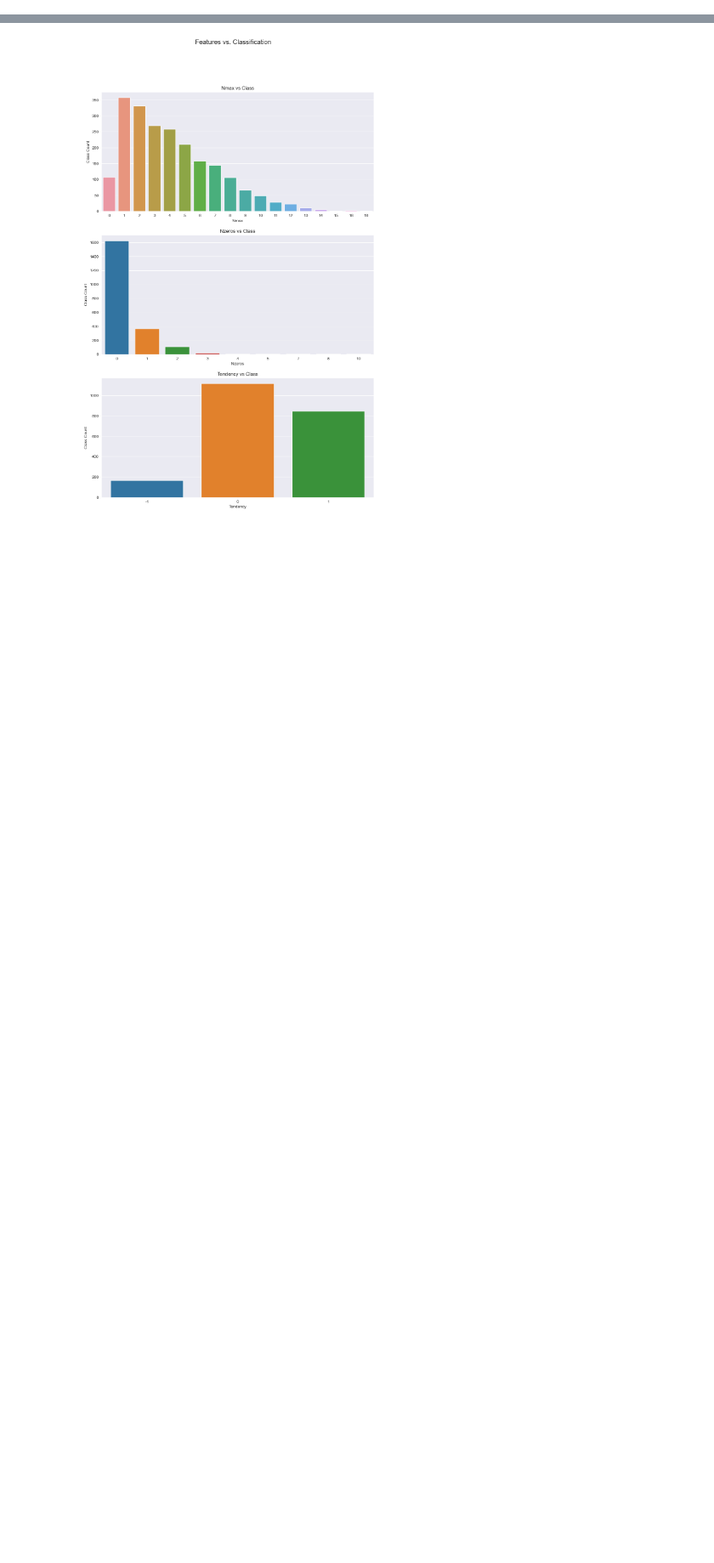
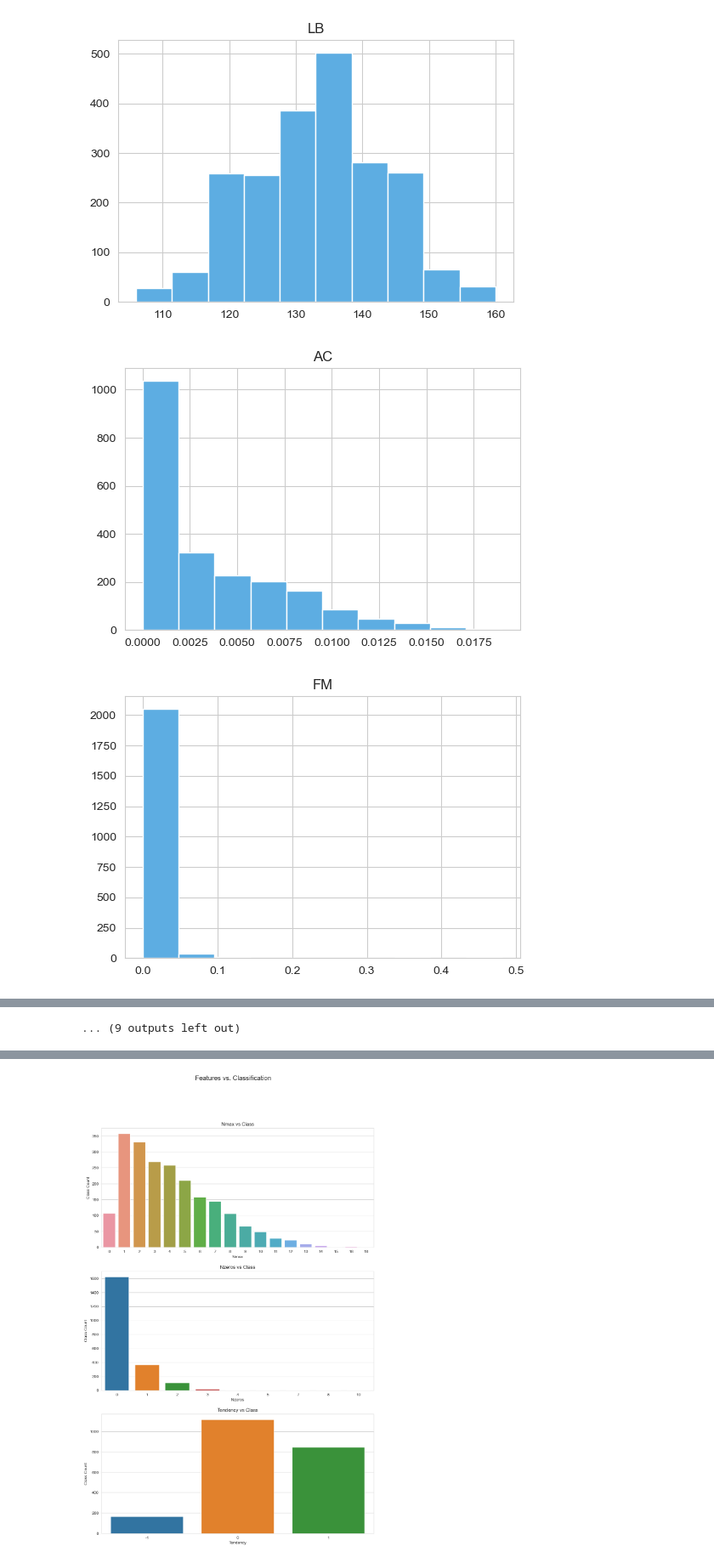
Before and after one commit to myakubov18/AML-Group-20-Project, a Jupyter notebook: main_notebook.ipynb, the cells around one changed output, grey strips where cells are left out. Shown at 85% size. Saved outputs shown, nothing was run; the diff lists cells and outputs as text; code cells hidden in the pictures; blank space fills up the shorter version.

```diff
--- a/main_notebook.ipynb
+++ b/main_notebook.ipynb
@@ -75,0 +152,12 @@ In addition to the output class "Class" with 10 classes, we have the NSP (fetal
+# %%
+# We will quickly look through the distribution of each feature variable
+
+for var in df.columns[:-2]:
+    plt.figure(figsize=(6, 4))
+    df[var].hist(color=color)
+    plt.title(var)
+    plt.show()
+# %% [output]
+[figure, added]
+[figure, added]
+[figure, added]
@@ -75,0 +173 @@ In addition to the output class "Class" with 10 classes, we have the NSP (fetal
+... (9 outputs left out)
```
Also changed, not shown: parts of 32 cells of this notebook.
